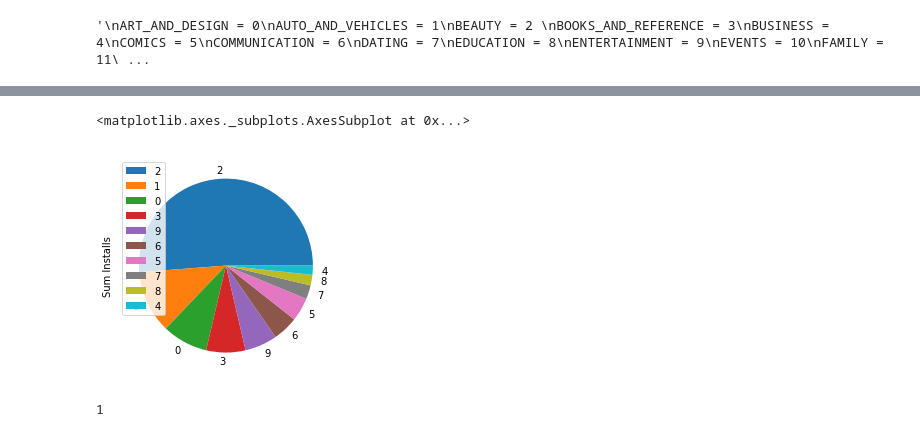
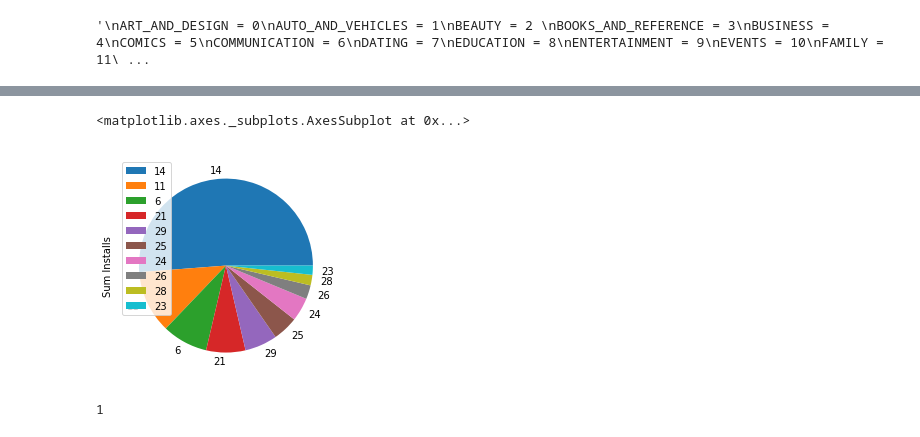
Before and after one commit to nikibhatt/DS-Unit-1-Sprint-3-Linear-Algebra, a Jupyter notebook: NB_Portfolio.ipynb, the cells around one changed output, grey strips where cells are left out. Saved outputs shown, nothing was run; the diff lists cells and outputs as text; code cells hidden in the pictures.

```diff
--- a/NB_Portfolio.ipynb
+++ b/NB_Portfolio.ipynb
@@ -144,8 +147,8 @@ df_sum_installs_for_category.sort_values(by=['Sum Installs'], ascending=False, i
 # %%
-df_sum_installs_for_category.plot.pie(y='Sum Installs')
+df_sum_installs_for_category.plot.pie(y='Sum Installs', labels=df_sum_installs_for_category['Category NUM'])
 # %% [output]
 <matplotlib.axes._subplots.AxesSubplot at 0x...>
-[figure, old version]
+[figure, new version]
 # %%
 len(short_df.loc[df['Price'] == 1.29])
 # %% [output]
```
Also changed, not shown: parts of 14 cells of this notebook.
